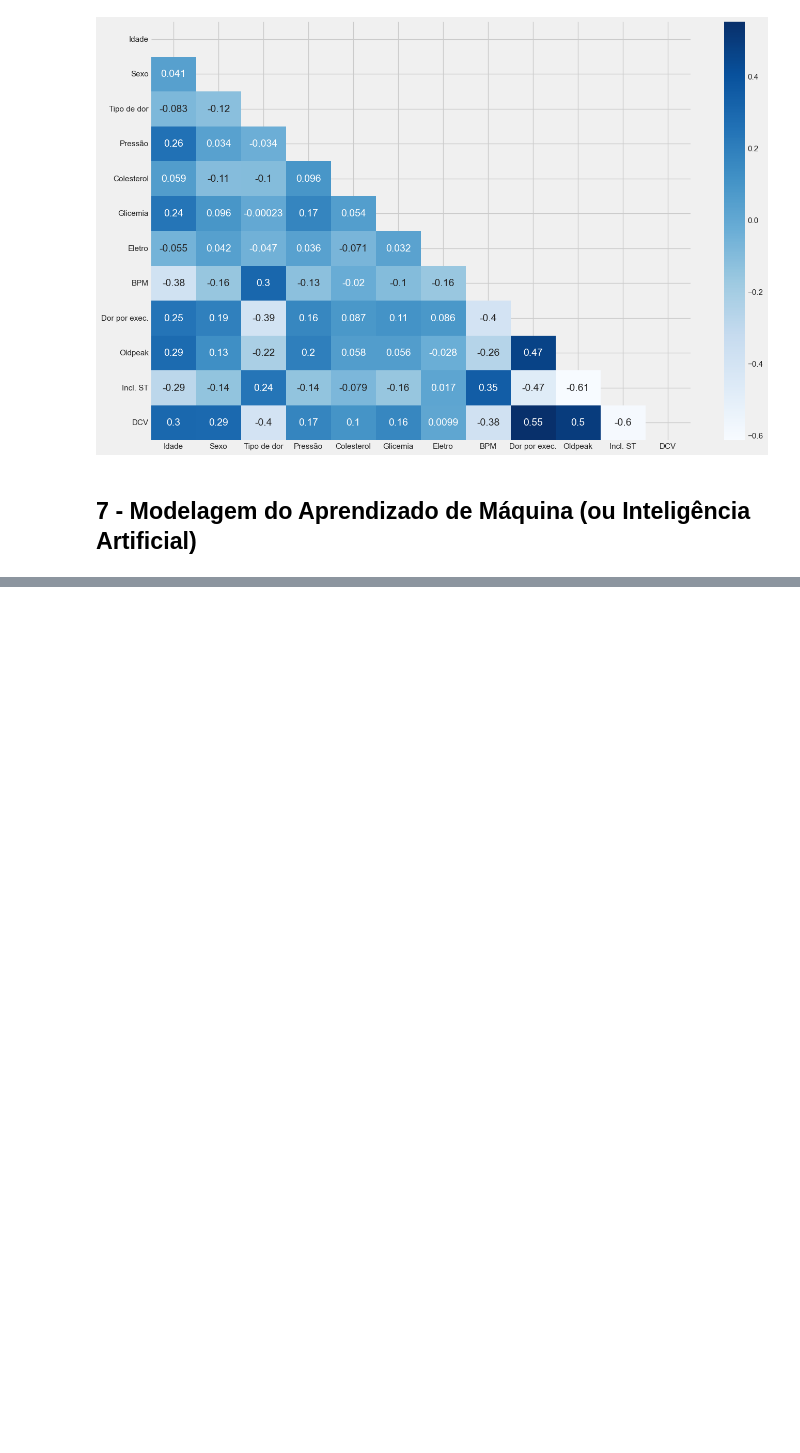
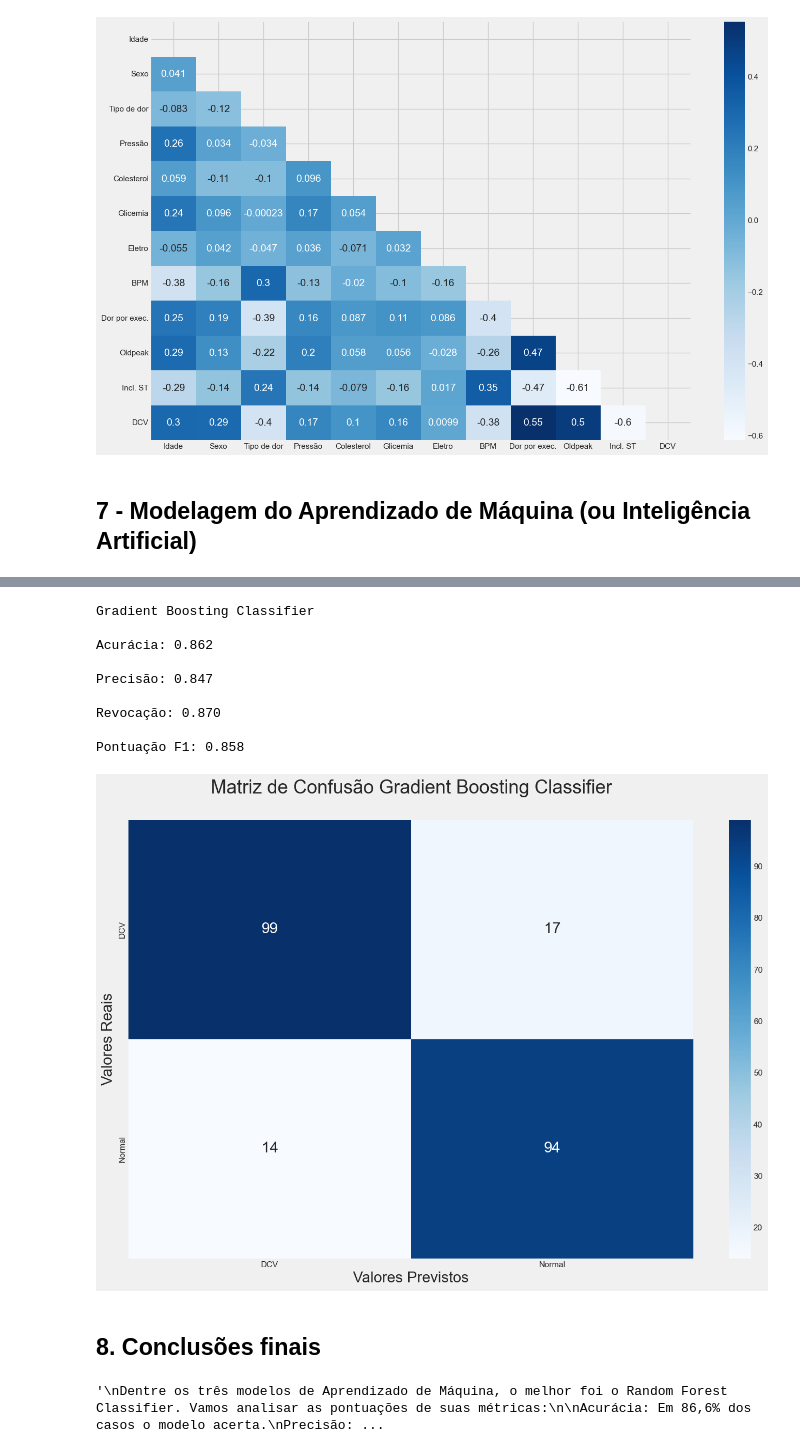
Before and after one commit to Thurcavalcante/analise-projeto-final-, a Jupyter notebook: index.ipynb, the cells around one changed output, grey strips where cells are left out. Saved outputs shown, nothing was run; the diff lists cells and outputs as text; code cells hidden in the pictures; blank space fills up the shorter version.

```diff
--- a/index.ipynb
+++ b/index.ipynb
@@ -474,0 +517,3 @@ X_treino, X_teste, Y_treino, Y_teste = train_test_split(x, y, train_size=0.7, ra
+# %%
+# Treinar o Gradient Boosting Classifier
+gbc.fit(X_treino, y_treino)
@@ -474,0 +619,31 @@ X_treino, X_teste, Y_treino, Y_teste = train_test_split(x, y, train_size=0.7, ra
+# %%
+# Mostrar as métricas e a matriz de confusão de Gradient Boosting Classifier
+metricas(X_teste, y_teste, gbc, 'Gradient Boosting Classifier')
+# %% [output]
+Gradient Boosting Classifier
+
+Acurácia: 0.862
+
+Precisão: 0.847
+
+Revocação: 0.870
+
+Pontuação F1: 0.858
+[figure, added]
+# %% [markdown]
+## 8. Conclusões finais
+# %%
+'''
+Dentre os três modelos de Aprendizado de Máquina, o melhor foi o Random Forest Classifier. Vamos analisar as pontuações de suas métricas:
+
+Acurácia: Em 86,6% dos casos o modelo acerta.
+Precisão: Em 85,5% dos casos o modelo tem certeza do resultado que entrega.
+Revocação: Em 87% dos casos o modelo prevê a classe e realmente é a classe prevista.
+Pontuação F1: A precisão e revocação do modelo estão de acordo em 86,2% dos casos.
+Um valor de 85,5% de precisão já é um bom começo para um modelo de Inteligência Artificial
+para ajudar as pessoas que possam vir a desenvolver algum tipo de doença cardiovascular,
+uma vez que 85,5% de chances de prever essa enfermidade é melhor do que ficar a deriva somente com os 50%:
+"será que terei alguma doença cardiovascular ou não?".
+'''
+# %% [output]
+'\nDentre os três modelos de Aprendizado de Máquina, o melhor foi o Random Forest Classifier. Vamos analisar as pontuações de suas métricas:\n\nAcurácia: Em 86,6% dos casos o modelo acerta.\nPrecisão: ...
```
Also changed, not shown: parts of 27 cells of this notebook.
